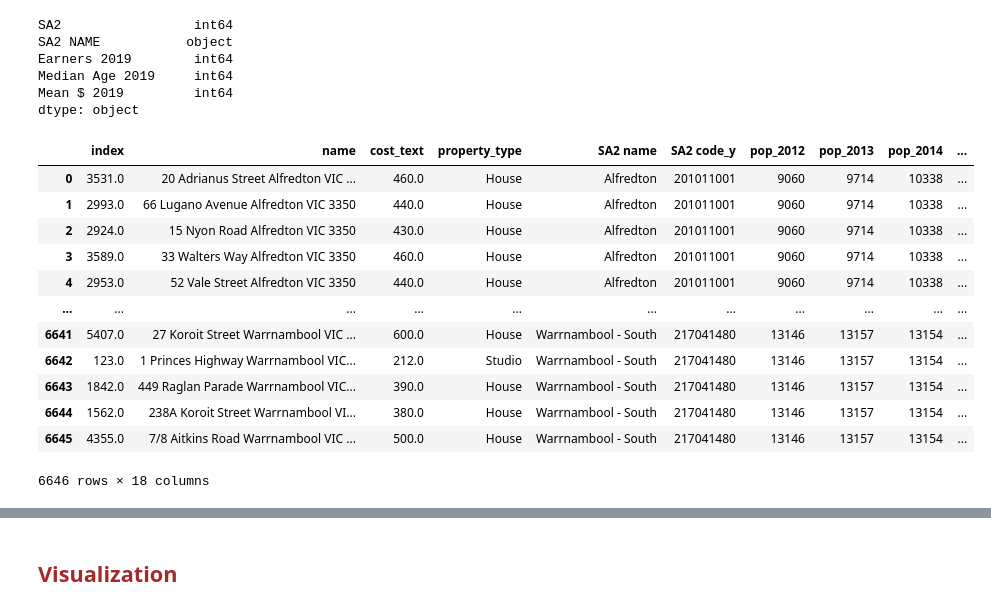
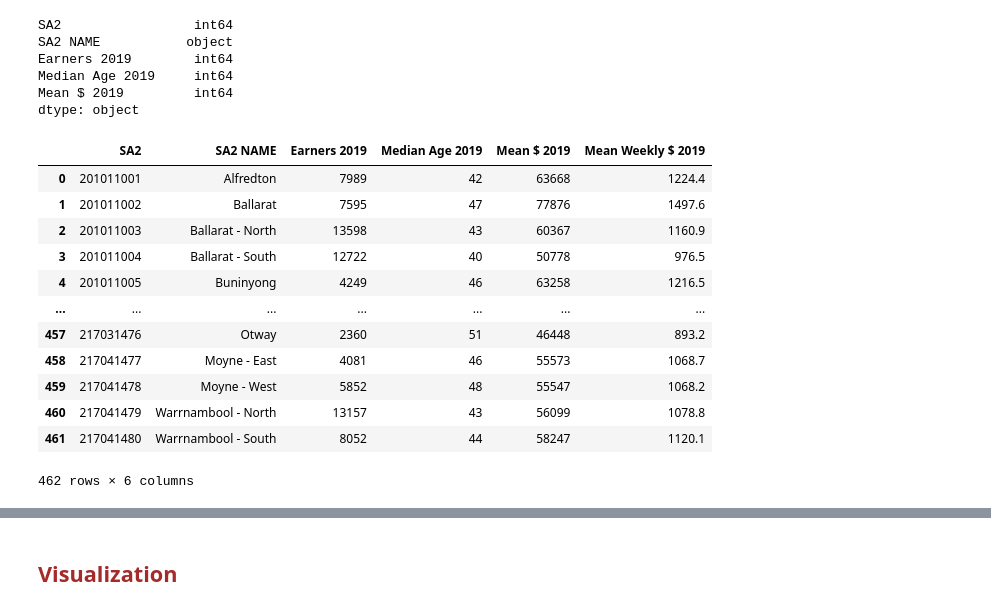
Before and after one commit to MAST30034-Applied-Data-Science/generic-real-estate-consulting-project-18, a Jupyter notebook: notebooks/Income_analysis.ipynb, the cells around one changed output, grey strips where cells are left out. Drawn from its saved outputs; the diff is of its cells as text; code cells hidden in the pictures.

Commit message:
added comments and adjustments to income ipynb

```diff
--- a/notebooks/Income_analysis.ipynb
+++ b/notebooks/Income_analysis.ipynb
@@ -35 +19,3 @@ prop_df
+# %%
+income_df.columns =[str(col).replace("_", " ") for col in income_df.columns]
 # %%
@@ -74,20 +62,20 @@ dtype: object
 # %%
 # create monthly income by sa2
 income2019['Mean Weekly $ 2019'] = income2019['Mean $ 2019']/52
 income2019['Mean Weekly $ 2019'] = income2019['Mean Weekly $ 2019'].round(1)
-prop_df
+income2019
 # %% [output]
-|  | index | name | cost_text | property_type | SA2 name | SA2 code_y | pop_2012 | pop_2013 | pop_2014 | ... |
-| 0 | 3531.0 | 20 Adrianus Street Alfredton VIC ... | 460.0 | House | Alfredton | 201011001 | 9060 | 9714 | 10338 | ... |
-| 1 | 2993.0 | 66 Lugano Avenue Alfredton VIC 3350 | 440.0 | House | Alfredton | 201011001 | 9060 | 9714 | 10338 | ... |
-| 2 | 2924.0 | 15 Nyon Road Alfredton VIC 3350 | 430.0 | House | Alfredton | 201011001 | 9060 | 9714 | 10338 | ... |
-| 3 | 3589.0 | 33 Walters Way Alfredton VIC 3350 | 460.0 | House | Alfredton | 201011001 | 9060 | 9714 | 10338 | ... |
-| 4 | 2953.0 | 52 Vale Street Alfredton VIC 3350 | 440.0 | House | Alfredton | 201011001 | 9060 | 9714 | 10338 | ... |
-| ... | ... | ... | ... | ... | ... | ... | ... | ... | ... | ... |
-| 6641 | 5407.0 | 27 Koroit Street Warrnambool VIC ... | 600.0 | House | Warrnambool - South | 217041480 | 13146 | 13157 | 13154 | ... |
-| 6642 | 123.0 | 1 Princes Highway Warrnambool VIC... | 212.0 | Studio | Warrnambool - South | 217041480 | 13146 | 13157 | 13154 | ... |
-| 6643 | 1842.0 | 449 Raglan Parade Warrnambool VIC... | 390.0 | House | Warrnambool - South | 217041480 | 13146 | 13157 | 13154 | ... |
-| 6644 | 1562.0 | 238A Koroit Street Warrnambool VI... | 380.0 | House | Warrnambool - South | 217041480 | 13146 | 13157 | 13154 | ... |
-| 6645 | 4355.0 | 7/8 Aitkins Road Warrnambool VIC ... | 500.0 | House | Warrnambool - South | 217041480 | 13146 | 13157 | 13154 | ... |
+|  | SA2 | SA2 NAME | Earners 2019 | Median Age 2019 | Mean $ 2019 | Mean Weekly $ 2019 |
+| 0 | 201011001 | Alfredton | 7989 | 42 | 63668 | 1224.4 |
+| 1 | 201011002 | Ballarat | 7595 | 47 | 77876 | 1497.6 |
+| 2 | 201011003 | Ballarat - North | 13598 | 43 | 60367 | 1160.9 |
+| 3 | 201011004 | Ballarat - South | 12722 | 40 | 50778 | 976.5 |
+| 4 | 201011005 | Buninyong | 4249 | 46 | 63258 | 1216.5 |
+| ... | ... | ... | ... | ... | ... | ... |
+| 457 | 217031476 | Otway | 2360 | 51 | 46448 | 893.2 |
+| 458 | 217041477 | Moyne - East | 4081 | 46 | 55573 | 1068.7 |
+| 459 | 217041478 | Moyne - West | 5852 | 48 | 55547 | 1068.2 |
+| 460 | 217041479 | Warrnambool - North | 13157 | 43 | 56099 | 1078.8 |
+| 461 | 217041480 | Warrnambool - South | 8052 | 44 | 58247 | 1120.1 |
-6646 rows × 18 columns
+462 rows × 6 columns
 # %%
```
Also changed, not shown: parts of 12 cells of this notebook, 1 other file.
